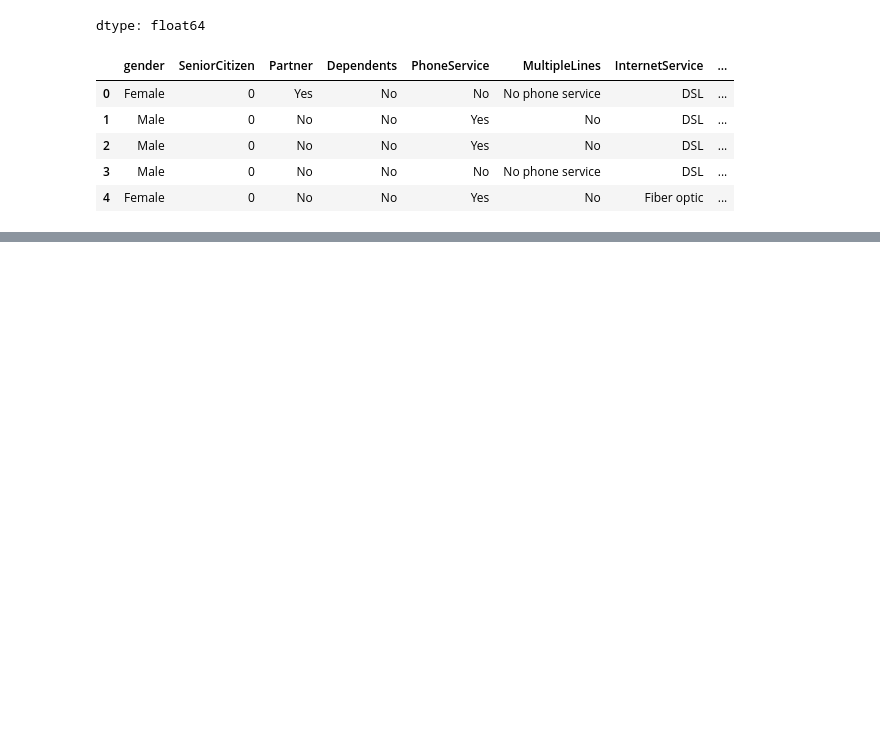
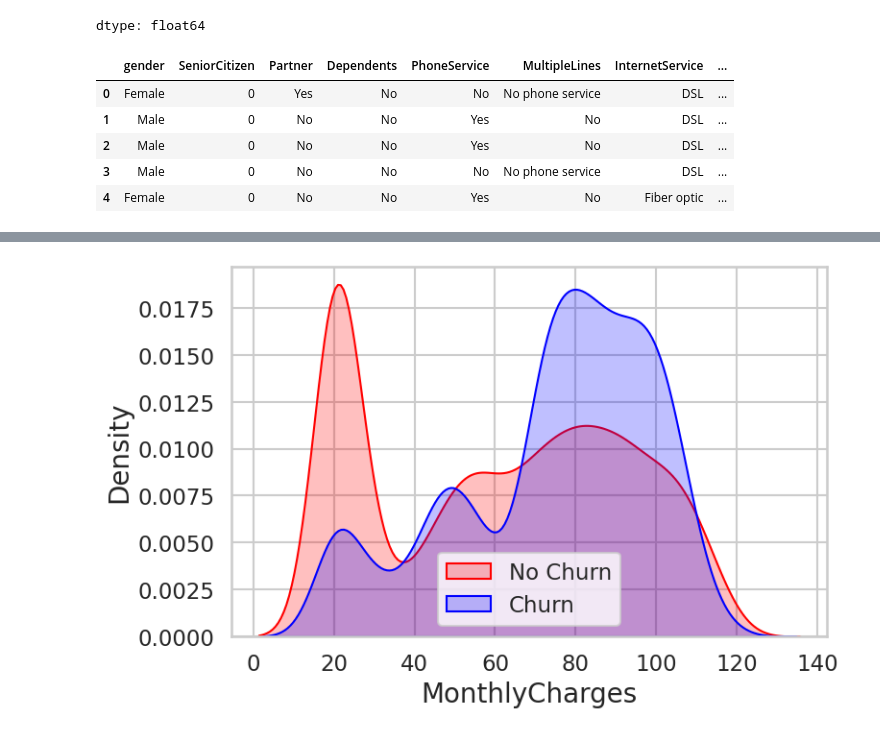
Before and after one commit to rakshamishra54/Customer-Churn-Analysis-, a Jupyter notebook: customer_churn.ipynb, the cells around one changed output, grey strips where cells are left out. Cells and saved outputs as stored; diff of their text form; code cells hidden in the pictures; blank space fills up the shorter version.

```diff
--- a/customer_churn.ipynb
+++ b/customer_churn.ipynb
@@ -341,0 +412,2 @@ Customer_Churn.head()
+# %%
+Customer_Churn_dummies = pd.get_dummies(Customer_Churn)
@@ -341,0 +419,18 @@ Customer_Churn.head()
+# %%
+no_churn = Customer_Churn_dummies.loc[
+    Customer_Churn_dummies["Churn"] == 0,
+    "MonthlyCharges"
+]
+
+churn = Customer_Churn_dummies.loc[
+    Customer_Churn_dummies["Churn"] == 1,
+    "MonthlyCharges"
+]
+
+plt.figure(figsize=(8,5))
+sns.kdeplot(no_churn, fill=True, color="red", label="No Churn")
+sns.kdeplot(churn, fill=True, color="blue", label="Churn")
+plt.legend()
+plt.show()
+# %% [output]
+[figure, added]
```
Also changed, not shown: parts of 24 cells of this notebook.
